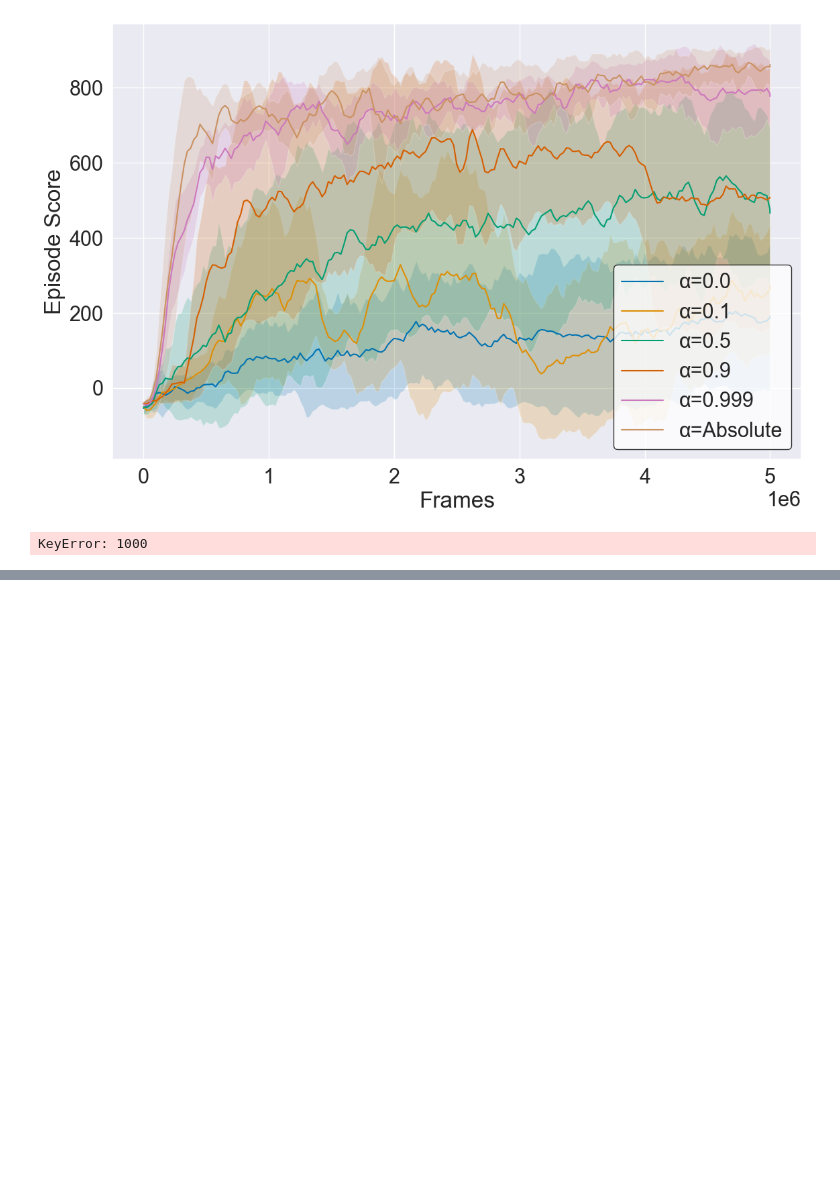
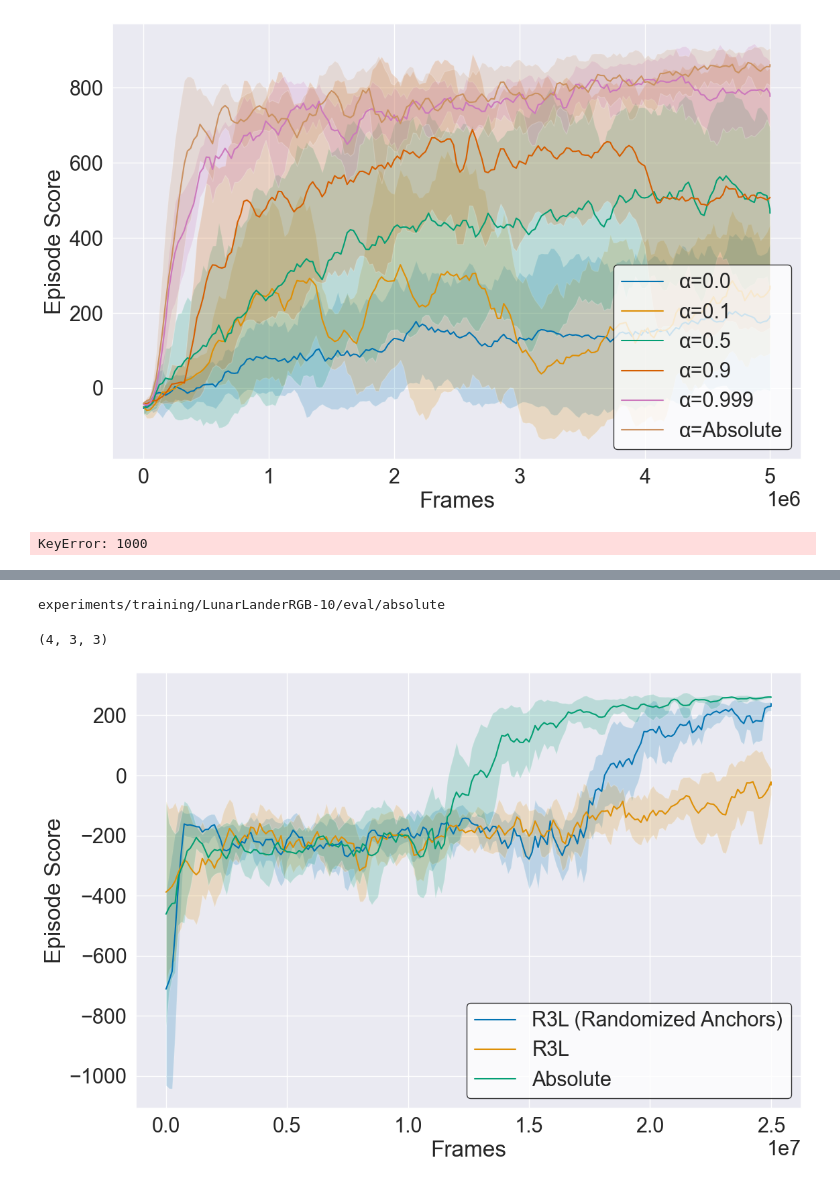
Before and after one commit to antoniopioricciardi/rl_relrepr_gymnasium, a Jupyter notebook: notebooks/paper_plots_curves.ipynb, the cells around one changed output, grey strips where cells are left out. Saved outputs shown, nothing was run; the diff lists cells and outputs as text; code cells hidden in the pictures; blank space fills up the shorter version.

```diff
--- a/notebooks/paper_plots_curves.ipynb
+++ b/notebooks/paper_plots_curves.ipynb
@@ -353,0 +361,12 @@ plt.show()
+# %%
+path_name = 'experiments/training/LunarLanderRGB-10/eval'
+
+abs_path = os.path.join(path_name, 'absolute')
+rel_path = os.path.join(path_name, 'relative')
+rel_rand_path = os.path.join(path_name, 'relative_randomized_anchors')
+
+env_name = 'LunarLanderRGB-10'
+# %%
+print(abs_path)
+# %% [output]
+experiments/training/LunarLanderRGB-10/eval/absolute
@@ -353,0 +395,4 @@ plt.show()
+# %%
+len(abs_rewards), len(rel_rewards), len(rel_rand_rewards)
+# %% [output]
+(4, 3, 3)
@@ -353,0 +413,42 @@ plt.show()
+# %%
+# plot, with smoothing
+smooth = 4
+smoothed_abs_rewards = smooth_line_plot(mean_abs_rewards, smooth)
+smoothed_std_abs_rewards = smooth_line_plot(std_abs_rewards, smooth)
+
+smoothed_rel_rewards = smooth_line_plot(mean_rel_rewards, smooth)
+smoothed_std_rel_rewards = smooth_line_plot(std_rel_rewards, smooth)
+
+smoothed_rel_rand_rewards = smooth_line_plot(mean_rel_rand_rewards, smooth)
+smoothed_std_rel_rand_rewards = smooth_line_plot(std_rel_rand_rewards, smooth)
+# %%
+# plot, with smoothing
+sns.set_theme(font_scale=2.0)
+sns.set_style("darkgrid")
+sns.set_palette("colorblind")  # Use colorblind-friendly palette
+plt.figure(figsize=(12, 8))  # Increase the height of the plot
+
+plt.plot(mean_rel_rand_frames, smoothed_rel_rand_rewards, label='R3L (Randomized Anchors)')
+plt.fill_between(mean_rel_rand_frames, smoothed_rel_rand_rewards-smoothed_std_rel_rand_rewards, smoothed_rel_rand_rewards+smoothed_std_rel_rand_rewards, alpha=0.2)
+
+plt.plot(mean_rel_frames, smoothed_rel_rewards, label='R3L')
+plt.fill_between(mean_rel_frames, smoothed_rel_rewards-smoothed_std_rel_rewards, smoothed_rel_rewards+smoothed_std_rel_rewards, alpha=0.2)
+
+plt.plot(mean_abs_frames, smoothed_abs_rewards, label='Absolute')
+plt.fill_between(mean_abs_frames, smoothed_abs_rewards-smoothed_std_abs_rewards, smoothed_abs_rewards+smoothed_std_abs_rewards, alpha=0.2)
+
+lg = plt.legend(loc='lower right', facecolor='white')
+lg.get_frame().set_edgecolor('black')
+
+plt.xlabel('Frames')
+plt.ylabel('Episode Score')
+plt.tight_layout()
+
+# check whether experiments/plots folder exists
+Path("experiments/plots").mkdir(parents=True, exist_ok=True)
+# replace slashes in env_name with underscores
+safe_env_name = env_name.replace('/', '_')
+plt.savefig(f'experiments/plots/{safe_env_name}_r3l_anchors_smooth{smooth}.pdf', format='pdf')
+plt.show()
+# %% [output]
+[figure, added]
```
Also changed, not shown: parts of 5 cells of this notebook, 12 other files.
